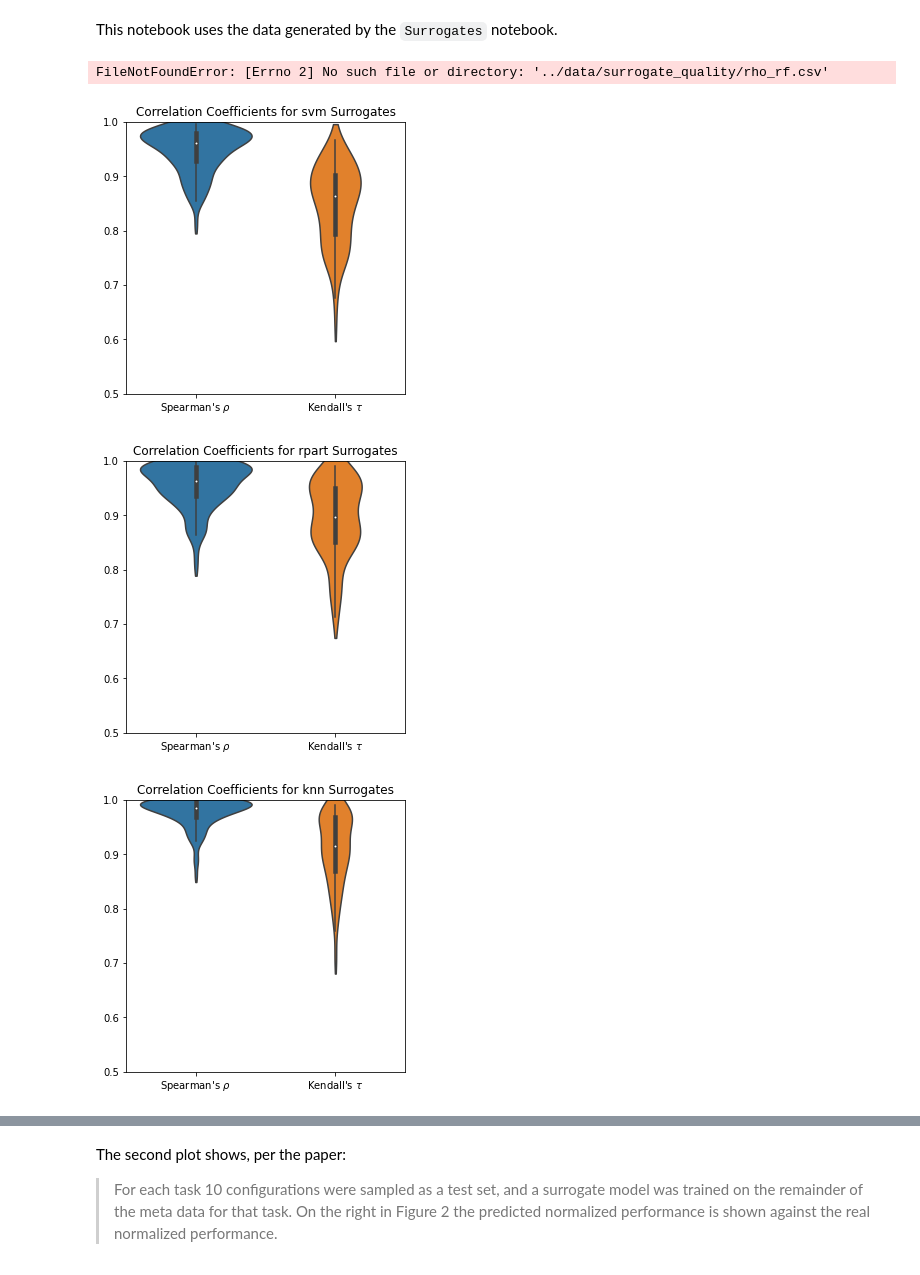
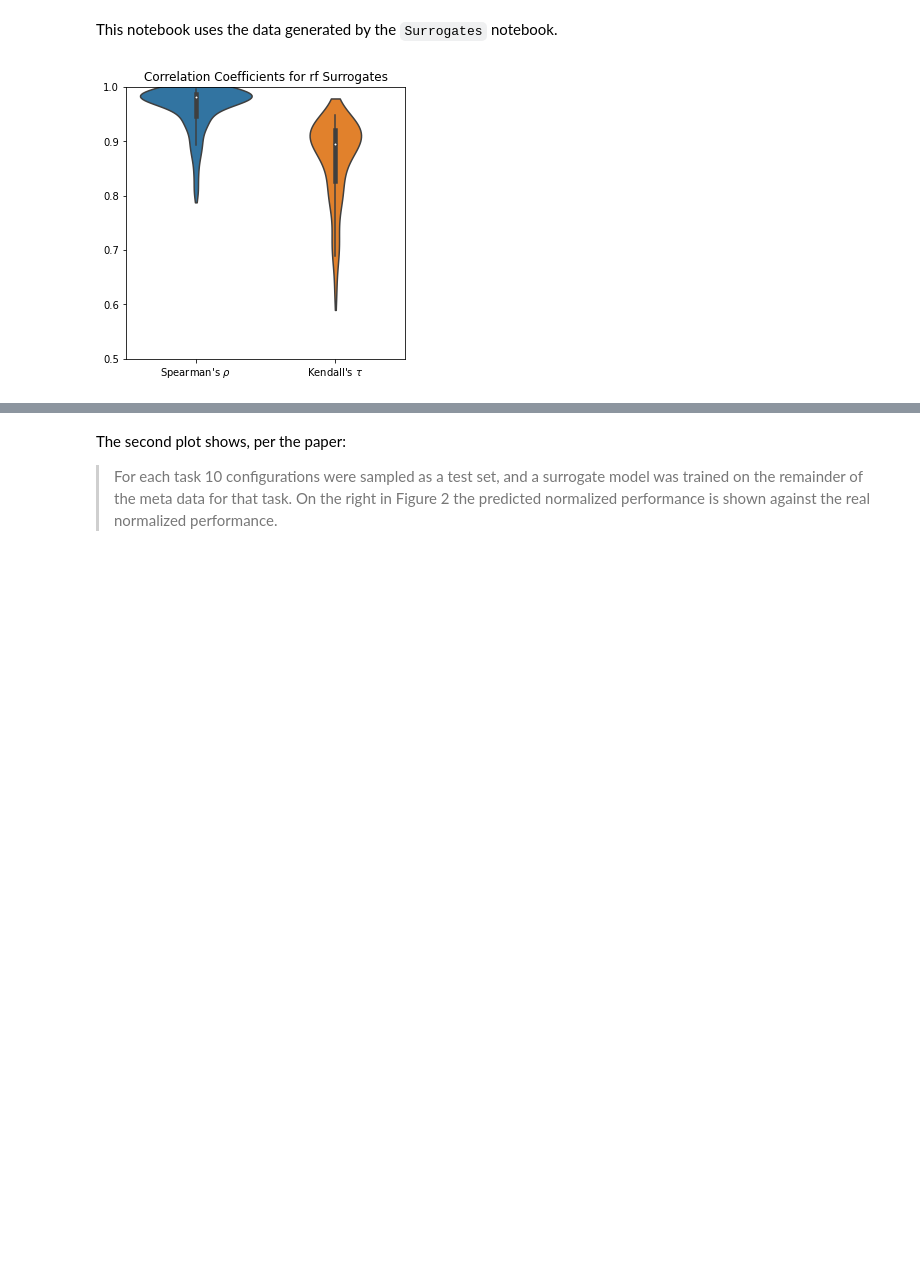
Before and after one commit to PGijsbers/symbolicdefaults, a Jupyter notebook: Figures/Figure 2 - Surrogate Quality.ipynb, the cells around one changed output, grey strips where cells are left out. Saved outputs shown, nothing was run; the diff lists cells and outputs as text; code cells hidden in the pictures; blank space fills up the shorter version.

```diff
--- a/Figures/Figure 2 - Surrogate Quality.ipynb
+++ b/Figures/Figure 2 - Surrogate Quality.ipynb
@@ -20,18 +22,15 @@ os.mkdir("generated/Figure2")
 This notebook uses the data generated by the `Surrogates` notebook.
 # %%
 learner = "svm"
-for learner in ["svm", "rpart", "knn", "glmnet", "xgboost", "rf"]:
+for learner in ["svm", "rpart", "knn", "glmnet", "xgboost", "rf"][-1:]:
     fig, ax = plt.subplots(nrows=1, ncols=1, figsize=(5, 5))
     surrogate_quality = pd.read_csv(f"../data/surrogate_quality/rho_{learner}.csv")
     used_surrogates = surrogate_quality[surrogate_quality.rho > 0.8]
     rank_metrics = used_surrogates[['rho', 'tau']]
     ax = sns.violinplot(data=rank_metrics, cut=1.0)
     ax.set_xticklabels([r"Spearman's $\rho$", r"Kendall's $\tau$"])
     ax.set_title(f"Correlation Coefficients for {learner} Surrogates")
     ax.set_ylim([0.5, 1.0])
     plt.savefig(f"generated/Figure2/{learner}_correlation_violin.pdf", bbox_inches='tight', pad_inches=.1)
 # %% [output]
-FileNotFoundError: [Errno 2] No such file or directory: '../data/surrogate_quality/rho_rf.csv'
-[figure, old version]
+[figure, new version]
-[figure, removed]
-[figure, removed]
```
Also changed, not shown: parts of 7 cells of this notebook.
